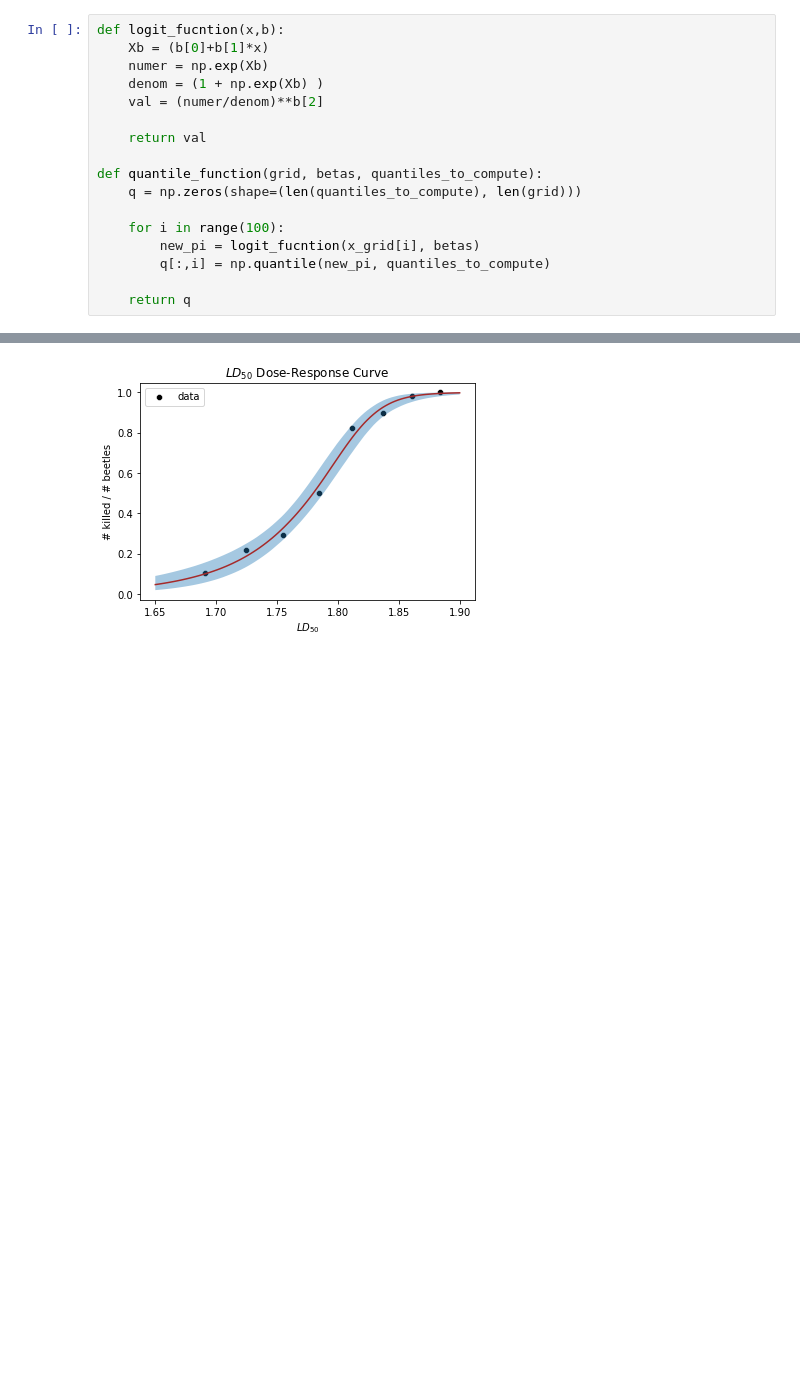
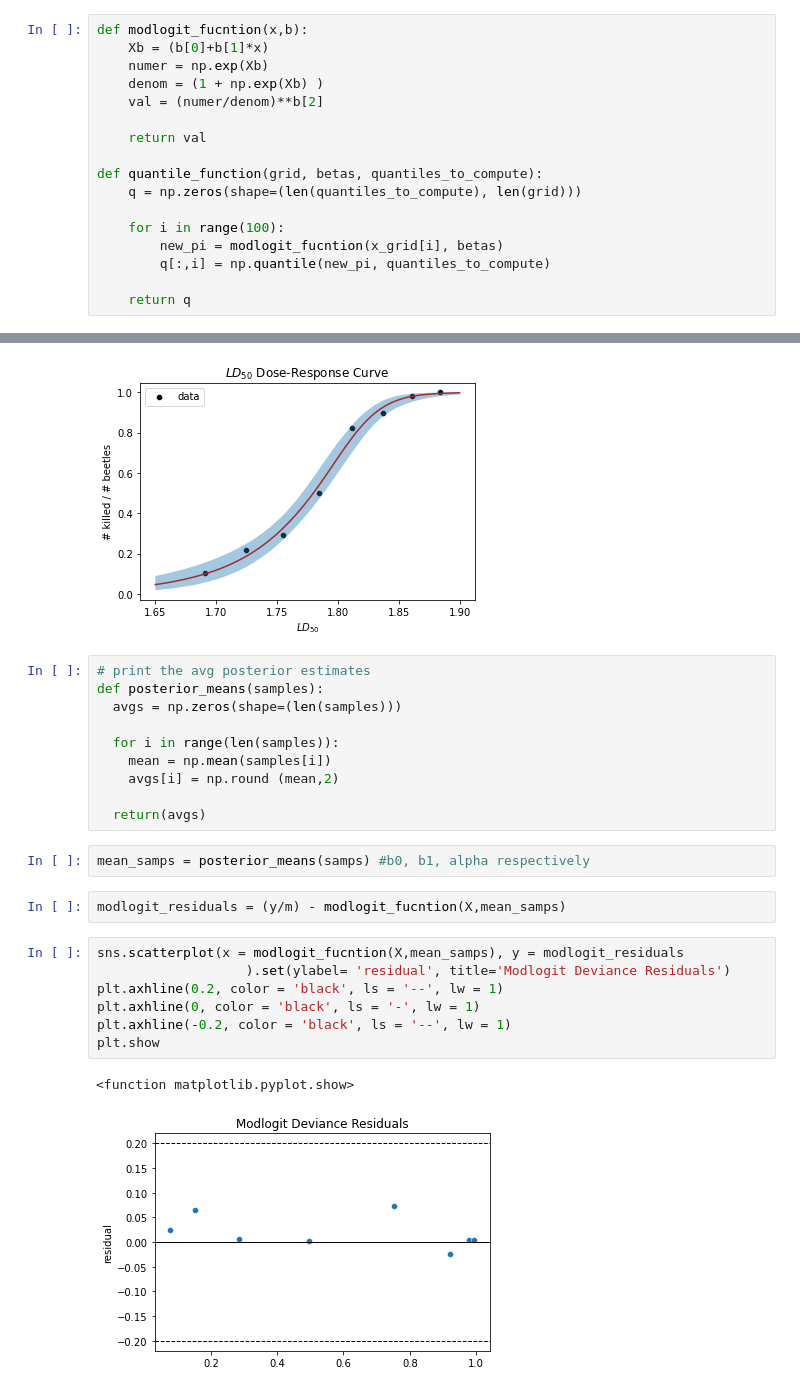
Before and after one commit to GerardoDiana/Generalized-Linear-Models, a Jupyter notebook: HW3/python/beetles_hw3_part2_c.ipynb, the cells around one changed output, grey strips where cells are left out. Drawn from its saved outputs; the diff is of its cells as text; blank space fills up the shorter version.

```diff
--- a/HW3/python/beetles_hw3_part2_c.ipynb
+++ b/HW3/python/beetles_hw3_part2_c.ipynb
@@ -127,7 +128,7 @@ density_plot(samps, "brown", den_titles, labs)
 [figure]
 [figure]
 # %%
-def logit_fucntion(x,b):
+def modlogit_fucntion(x,b):
     Xb = (b[0]+b[1]*x)
     numer = np.exp(Xb)
     denom = (1 + np.exp(Xb) )
@@ -139,7 +140,7 @@ def quantile_function(grid, betas, quantiles_to_compute):
     q = np.zeros(shape=(len(quantiles_to_compute), len(grid)))
 
     for i in range(100):
-        new_pi = logit_fucntion(x_grid[i], betas)
+        new_pi = modlogit_fucntion(x_grid[i], betas)
         q[:,i] = np.quantile(new_pi, quantiles_to_compute)
 
     return q
@@ -155,3 +156,27 @@ plt.fill_between(x_grid,conf_int[2,:],conf_int[0,:], alpha = .4)
 # %% [output]
 <matplotlib.collections.PolyCollection at 0x...>
 [figure]
+# %%
+# print the avg posterior estimates
+def posterior_means(samples):
+  avgs = np.zeros(shape=(len(samples)))
+
+  for i in range(len(samples)):
+    mean = np.mean(samples[i])
+    avgs[i] = np.round (mean,2)
+
+  return(avgs)
+# %%
+mean_samps = posterior_means(samps) #b0, b1, alpha respectively
+# %%
+modlogit_residuals = (y/m) - modlogit_fucntion(X,mean_samps)
+# %%
+sns.scatterplot(x = modlogit_fucntion(X,mean_samps), y = modlogit_residuals
+                   ).set(ylabel= 'residual', title='Modlogit Deviance Residuals')
+plt.axhline(0.2, color = 'black', ls = '--', lw = 1)
+plt.axhline(0, color = 'black', ls = '-', lw = 1)
+plt.axhline(-0.2, color = 'black', ls = '--', lw = 1)
+plt.show
+# %% [output]
+<function matplotlib.pyplot.show>
+[figure, added]
```
Also changed, not shown: parts of 7 cells of this notebook.
